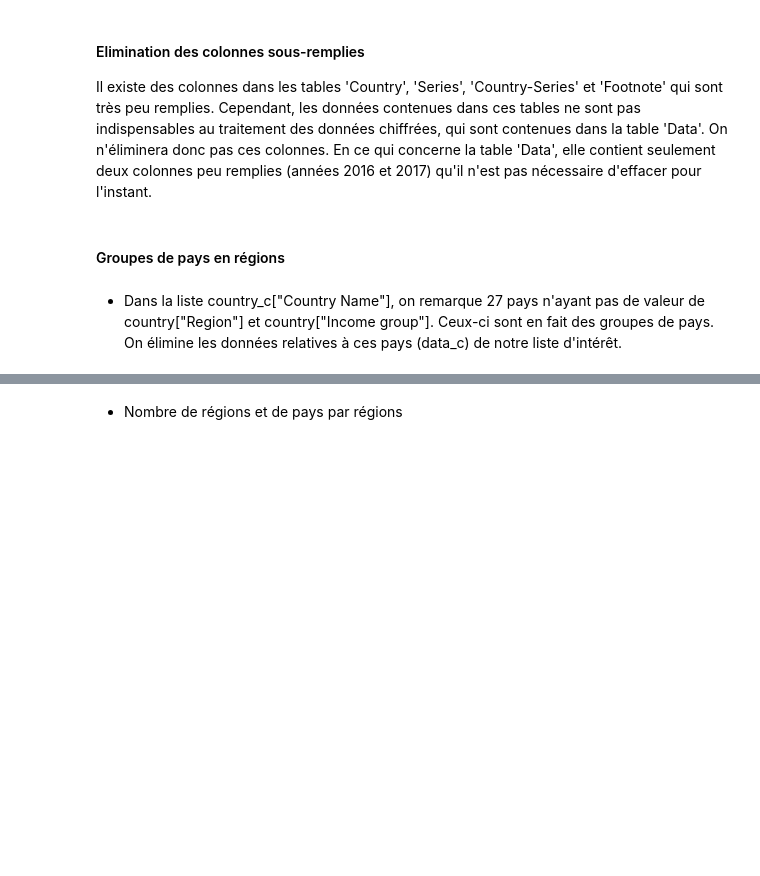
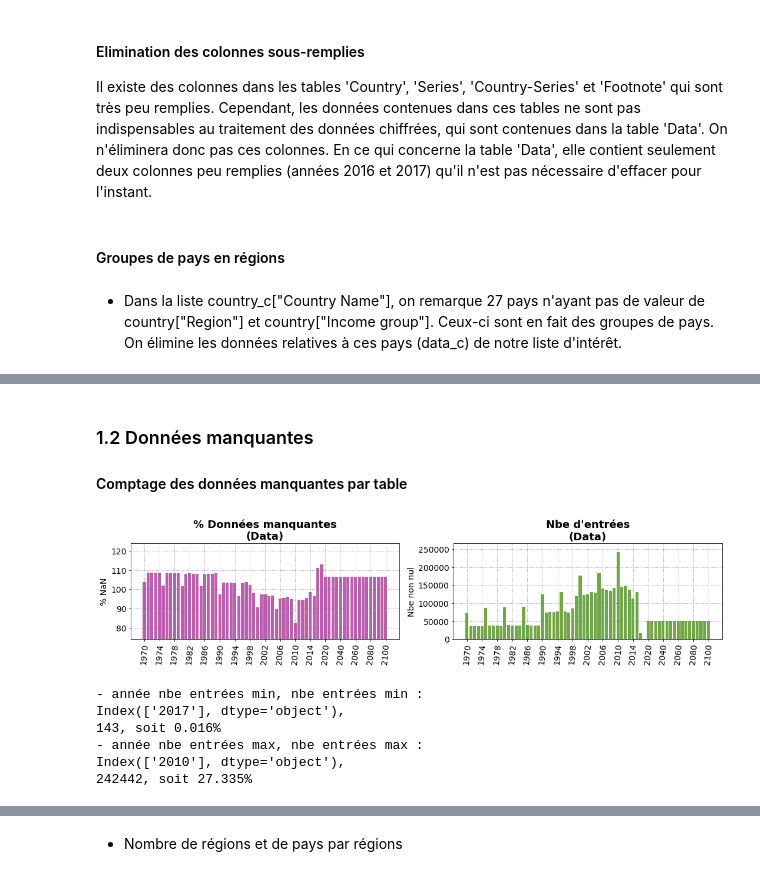
Before and after one commit to SmellyArmure/OC_DS_Project2, a Jupyter notebook: NOTEBOOK/P2-DataSystEd.ipynb, the cells around one changed output, grey strips where cells are left out. Cells and saved outputs as stored; diff of their text form; code cells hidden in the pictures; blank space fills up the shorter version.

```diff
--- a/NOTEBOOK/P2-DataSystEd.ipynb
+++ b/NOTEBOOK/P2-DataSystEd.ipynb
@@ -667,0 +786,43 @@ print(len(sans_reg_cnt))
+# %% [markdown]
+### 1.2 Données manquantes
+#### Comptage des données manquantes par table
+# %%
+fig = plt.figure(figsize = (18,3))
+
+colors = ["#bd5db0","#70a845","#727bcc","#b49242","#cc566c","#4aad92","#ca6037"]
+
+li_annees = inf_data.columns[4:]
+x=li_annees
+xlab=[my_str[:11]+"..." if len(my_str)>11 else my_str for my_str in x]
+y1=inf_data[li_annees].loc["null"]*100/data_c.shape[0] # % de valeurs nulles
+y2=inf_data[li_annees].loc["count"] # nombre de valeurs
+
+plot1 = plt.subplot(1,2,1)
+basic_plot("bar", plot1, xlab, y1, xlab[::4], "", "% NaN",  "% Données manquantes\n(Data)", 0)
+
+plot2 = plt.subplot(1,2,2)
+basic_plot("bar", plot2, xlab, y2, xlab[::4], "", "Nbe non nul",  "Nbe d'entrées\n(Data)", 1)
+
+plt.show()
+# %% [output]
+[figure, added]
+# %%
+# nbe de remplissage minimum/maximum et année correspondante
+sel_data = inf_data.loc["count"][4:]
+val_min = sel_data.min()
+val_max = sel_data.max()
+
+print("- année nbe entrées min, nbe entrées min : \n{}, \n{:.0f}, soit {:.3f}%"\
+      .format(sel_data.index[sel_data==val_min], \
+              val_min, val_min*100/(data.shape[0])))
+
+print("- année nbe entrées max, nbe entrées max : \n{}, \n{:.0f}, soit {:.3f}%"\
+     .format(sel_data.index[sel_data==val_max], \
+             val_max, val_max*100/(data.shape[0])))
+# %% [output]
+- année nbe entrées min, nbe entrées min :
+Index(['2017'], dtype='object'),
+143, soit 0.016%
+- année nbe entrées max, nbe entrées max :
+Index(['2010'], dtype='object'),
+242442, soit 27.335%
```
Also changed, not shown: parts of 52 cells of this notebook.
